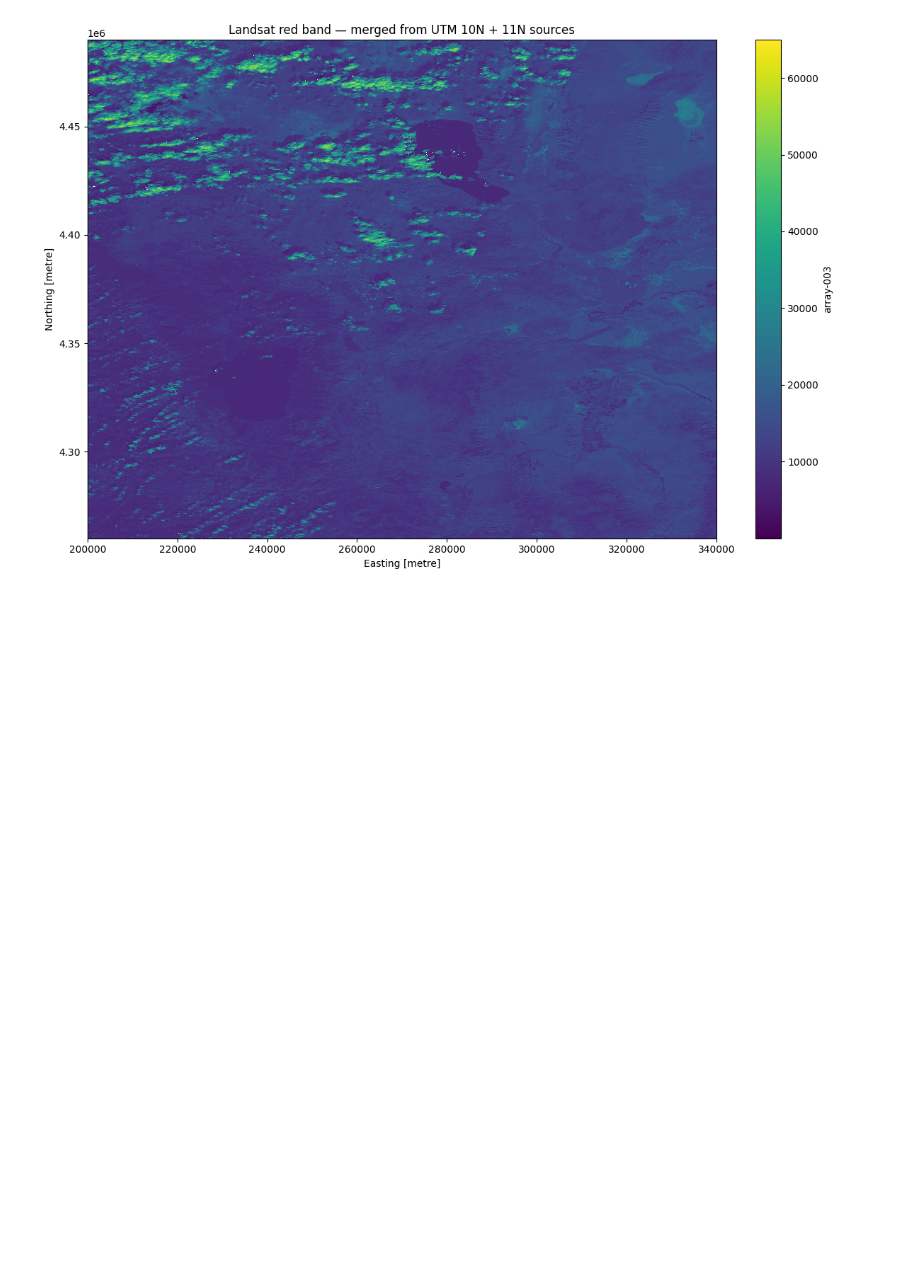
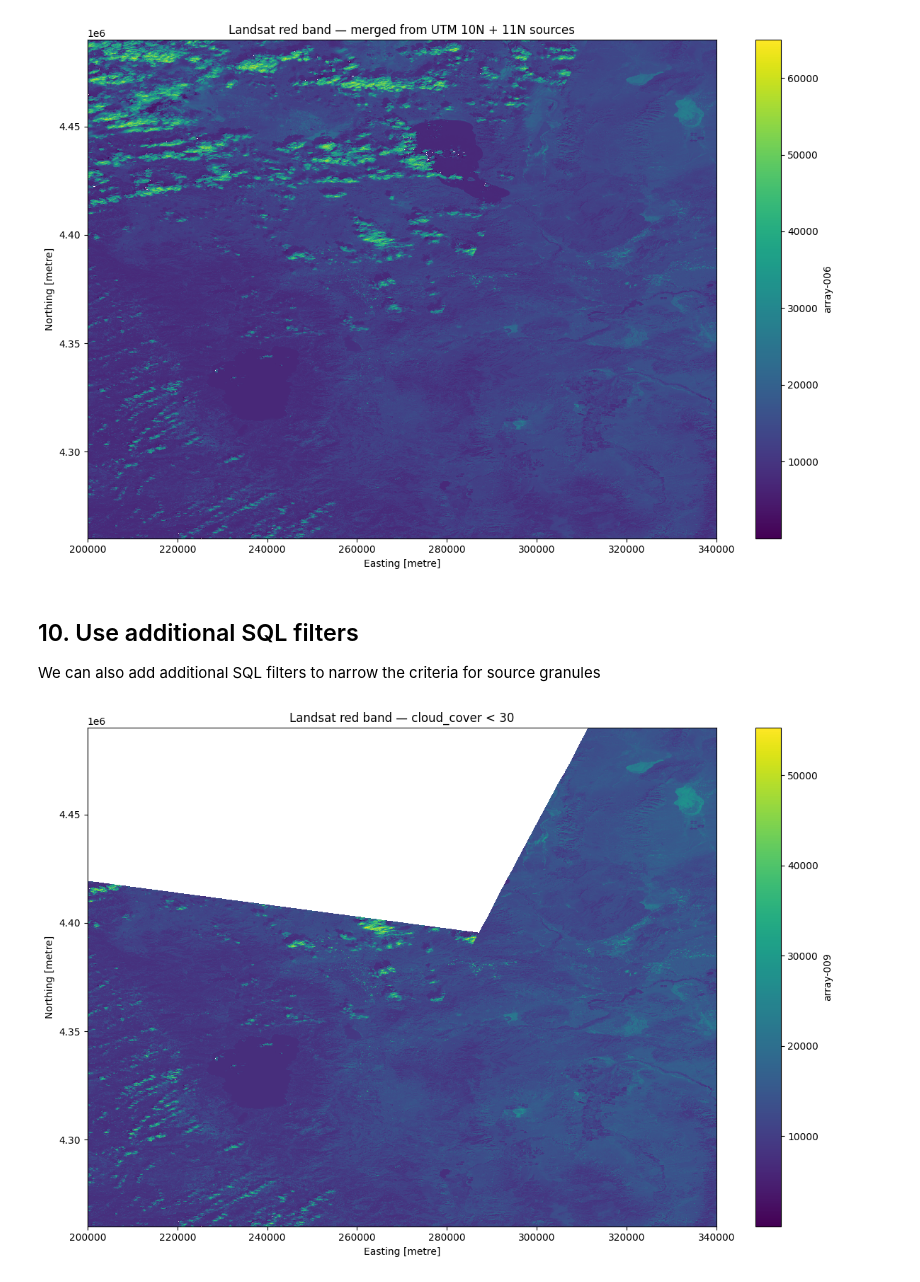
Before and after one commit to developmentseed/lazymerge, a Jupyter notebook: docs/examples/stac_virtualizarr.ipynb, the cells around one changed output. Drawn from its saved outputs; the diff is of its cells as text; code cells hidden in the pictures; blank space fills up the shorter version.

Commit message:
Add support for additional SQL filter expressions.

```diff
--- a/docs/examples/stac_virtualizarr.ipynb
+++ b/docs/examples/stac_virtualizarr.ipynb
@@ -453,3 +453,40 @@ plt.title("Landsat red band — merged from UTM 10N + 11N sources")
 plt.tight_layout();
 # %% [output]
 [figure]
+# %% [markdown]
+## 10. Use additional SQL filters
+
+We can also add additional SQL filters to narrow the criteria for source granules
+# %%
+result_arr, result_spatial, result_proj = merge(
+    store=ic_session.store,
+    crs="EPSG:32611",
+    bbox=(200000.0, 4260000.0, 340000.0, 4490000.0),
+    resolution=30.0,
+    chunk_size=(1024, 1024),
+    band="red",
+    datafusion=True,
+    sortby="id",
+    nodata=0,
+    sql_filter='"eo:cloud_cover" < 30',
+)
+# %%
+da = xr.DataArray(result_arr, dims=["y", "x"])
+
+affine = Affine(*result_spatial.transform)
+raster_idx = RasterIndex.from_transform(
+    affine=affine,
+    width=da.sizes["x"],
+    height=da.sizes["y"],
+    x_dim="x",
+    y_dim="y",
+    crs=result_proj.code,
+)
+coords = xr.Coordinates.from_xindex(raster_idx)
+da = da.assign_coords(coords)
+da = da.proj.assign_crs(spatial_ref=result_proj.code, allow_override=True)
+da.plot(figsize=(12, 8), add_colorbar=True)
+plt.title("Landsat red band — cloud_cover < 30")
+plt.tight_layout();
+# %% [output]
+[figure, added]
```
Also changed, not shown: parts of 3 cells of this notebook, 3 other files.
